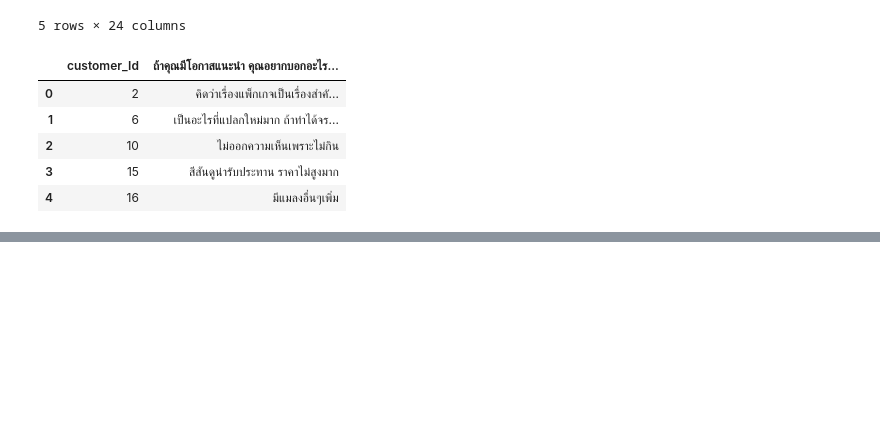
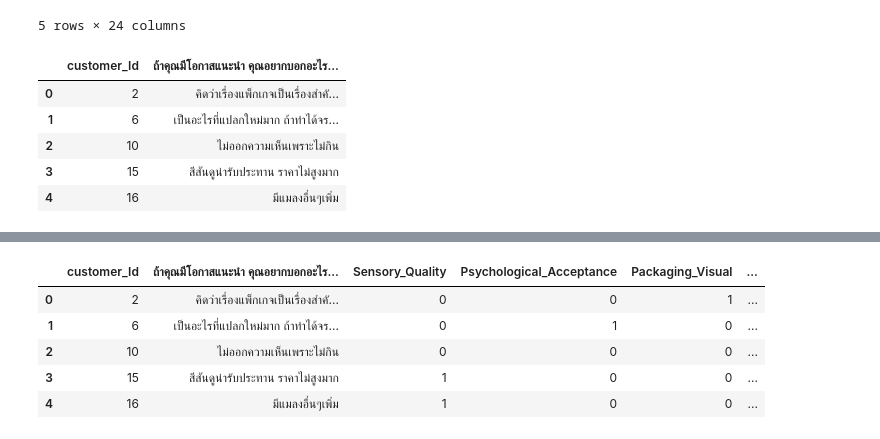
Before and after one commit to Rachapol03/Manage_Product_Feedback_Mee_jing, a Jupyter notebook: LLM_Comment_Clustering.ipynb, the cells around one changed output, grey strips where cells are left out. Saved outputs shown, nothing was run; the diff lists cells and outputs as text; code cells hidden in the pictures; blank space fills up the shorter version.

````diff
--- a/LLM_Comment_Clustering.ipynb
+++ b/LLM_Comment_Clustering.ipynb
@@ -155,0 +173,91 @@ KeyboardInterrupt:
+# %%
+import os
+import json
+import time
+import pandas as pd
+from openai import OpenAI
+from dotenv import load_dotenv
+
+# --- 1. โหลด API Key จาก .env ---
+load_dotenv()
+API_KEY = os.getenv("API_KEY") # ตรวจสอบชื่อตัวแปรใน .env ให้ตรงกัน
+
+if not API_KEY:
+    raise ValueError("ไม่พบ API Key ในไฟล์ .env")
+
+# ตั้งค่า Client สำหรับ KKU API
+client = OpenAI(
+    api_key=API_KEY,
+    base_url="https://gen.ai.kku.ac.th/api/v1"
+)
+
+target_topics = [
+    "Sensory_Quality", "Psychological_Acceptance", "Packaging_Visual",
+    "Health_Nutrition", "Safety_Trust", "Price_Value",
+    "Convenience_Format", "Unrelated to the product"
+]
+
+# --- 2. ฟังก์ชันวิเคราะห์ (ใช้ OpenAI SDK) ---
+def analyze_comment(text, topics):
+    # กำหนด System Prompt ให้คุมพฤติกรรม AI
+    system_instruction = """คุณคือผู้เชี่ยวชาญด้านวิจัยตลาด (Market Researcher)
+    หน้าที่ของคุณคือวิเคราะห์ความคิดเห็นลูกค้าและจัดกลุ่ม (Tagging) ตามหัวข้อที่กำหนด
+    โดยตอบกลับเป็น JSON Object เท่านั้น (1=เกี่ยวข้อง, 0=ไม่เกี่ยวข้อง)
+    ห้ามตอบเป็นประโยคอธิบายอื่นๆ"""
+
+    prompt = f"วิเคราะห์ข้อความ: \"{text}\"\nโดยใช้หัวข้อ: {topics}"
+
+    try:
+        response = client.chat.completions.create(
+            model="gemini-3-pro-preview", # หรือ model อื่นที่คุณได้รับอนุญาต
+            messages=[
+                {"role": "system", "content": system_instruction},
+                {"role": "user", "content": prompt},
+            ],
+            stream=False,
+            # บาง Model ของ OpenAI รองรับ response_format={"type": "json_object"}
+            # แต่หากระบบ KKU ไม่รองรับ ให้ใช้การล้าง String แบบเดิม
+        )
+
+        content = response.choices[0].message.content
+        # ลบ Markdown backticks (ถ้ามี)
+        clean_json = content.replace('```json', '').replace('```', '').strip()
+        return json.loads(clean_json)
+
+    except Exception as e:
+        if "429" in str(e):
+            print(f"⚠️ Rate Limit! กำลังรอ 30 วินาที...")
+            time.sleep(30)
+            return analyze_comment(text, topics) # ลองใหม่
+        print(f"❌ เกิดข้อผิดพลาด: {e}")
+        return {topic: 0 for topic in topics}
+
+# --- 3. ขั้นตอนการประมวลผล (Main Process) ---
+
+all_labels = []
+# สมมติว่า dffeeddata มีข้อมูลพร้อมแล้ว
+print(f"เริ่มประมวลผลข้อมูลจำนวน {len(dffeeddata)} รายการ...")
+
+for index, row in dffeeddata.iterrows():
+    # ดึงคอลัมน์ comment (ใช้ชื่อคอลัมน์ยาวๆ ตามที่คุณให้มา)
+    column_name = 'ถ้าคุณมีโอกาสแนะนำ คุณอยากบอกอะไรเพื่อให้ทำผลิตภัณฑ์นี้ออกมาได้ถูกใจคุณมากที่สุด?'
+    comment = row[column_name]
+
+    print(f"[{index+1}/{len(dffeeddata)}] วิเคราะห์ ID: {row['customer_Id']}")
+
+    # ส่งไปให้ระบบ KKU AI วิเคราะห์
+    result = analyze_comment(comment, target_topics)
+    all_labels.append(result)
+
+    # หน่วงเวลาเพื่อความปลอดภัย (ปรับได้ตามความเร็วที่ API อนุญาต)
+    time.sleep(3)
+
+# --- 4. รวมผลลัพธ์และแสดงผล ---
+label_df = pd.DataFrame(all_labels)
+# ตรวจสอบว่าจำนวนแถวเท่ากันก่อน concat
+final_df = pd.concat([dffeeddata.reset_index(drop=True), label_df.reset_index(drop=True)], axis=1)
+
+# แสดงตัวอย่าง 5 แถวแรก
+print("\nประมวลผลเสร็จสิ้น!")
+display(final_df.head())
+# %% [output]
@@ -155,0 +281,6 @@ KeyboardInterrupt:
+|  | customer_Id | ถ้าคุณมีโอกาสแนะนำ คุณอยากบอกอะไร... | Sensory_Quality | Psychological_Acceptance | Packaging_Visual | ... |
+| 0 | 2 | คิดว่าเรื่องแพ็กเกจเป็นเรื่องสำคั... | 0 | 0 | 1 | ... |
+| 1 | 6 | เป็นอะไรที่แปลกใหม่มาก ถ้าทำได้จร... | 0 | 1 | 0 | ... |
+| 2 | 10 | ไม่ออกความเห็นเพราะไม่กิน | 0 | 0 | 0 | ... |
+| 3 | 15 | สีสันดูน่ารับประทาน ราคาไม่สูงมาก | 1 | 0 | 0 | ... |
+| 4 | 16 | มีแมลงอื่นๆเพิ่ม | 1 | 0 | 0 | ... |
````
Also changed, not shown: parts of 5 cells of this notebook.
